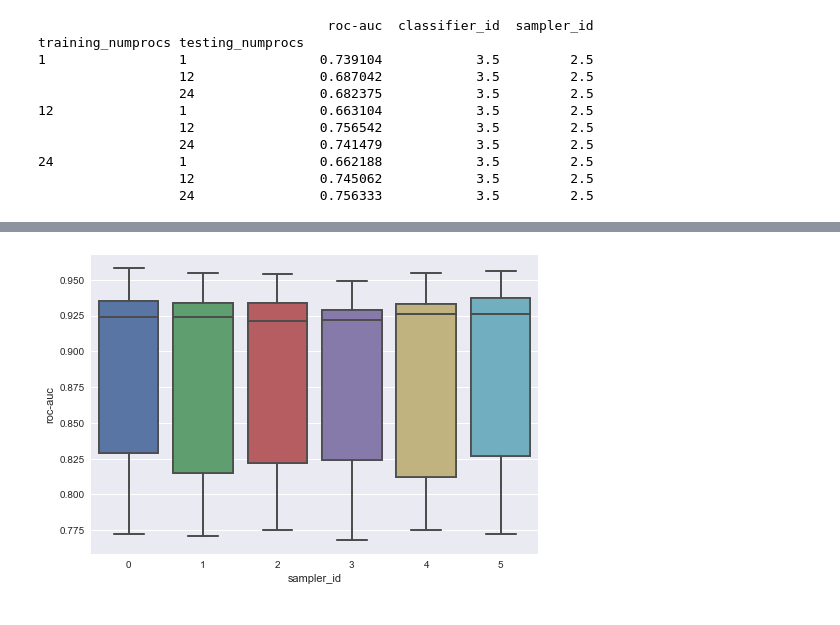
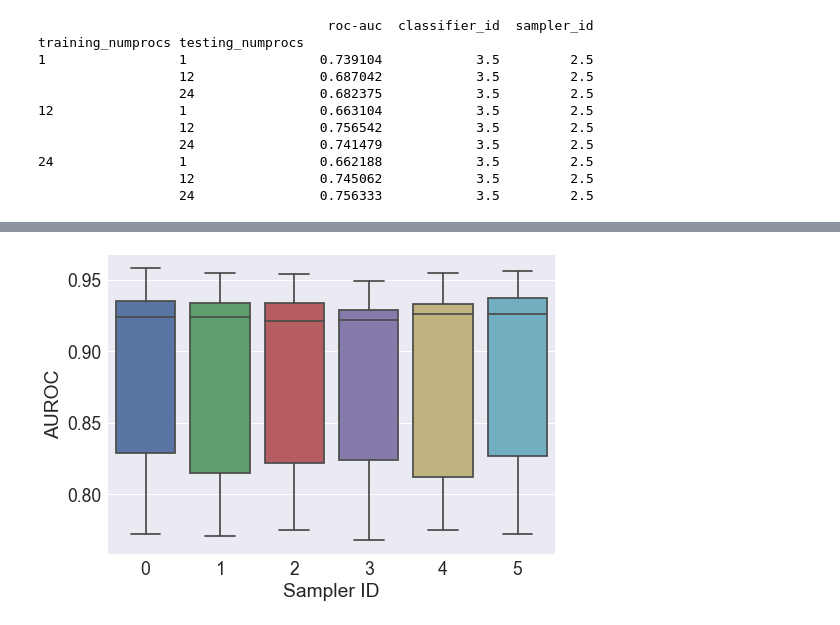
Before and after one commit to patemotter/trilinos-prediction, a Jupyter notebook: ml_files/Summit_Comparison.ipynb, the cells around one changed output, grey strips where cells are left out. Drawn from its saved outputs; the diff is of its cells as text; code cells hidden in the pictures.

```diff
--- a/ml_files/Summit_Comparison.ipynb
+++ b/ml_files/Summit_Comparison.ipynb
@@ -4,6 +4,7 @@ import pandas as pd
 import seaborn as sns
 import timeit
 
+sns.set(font_scale=1.75)
 predictions = pd.read_csv('../data/roc_data/summit_1_12_24_ml_predictions.csv', header=0, delimiter='\t')
 
 predictions['classifier_id'] = predictions.classifier.map({
@@ -109,6 +113,8 @@ sns.plt.show()
 # %%
 classifier_1 = new_pred[(new_pred['classifier_id'] == 1)]
-sns.boxplot(x="sampler_id", y="roc-auc", data=classifier_1)
+a = sns.boxplot(x="sampler_id", y="roc-auc", data=classifier_1)
+a.set_ylabel("AUROC")
+a.set_xlabel("Sampler ID")
 sns.plt.show()
 # %% [output]
-[figure, old version]
+[figure, new version]
```
Also changed, not shown: parts of 7 cells of this notebook, 3 other files.
